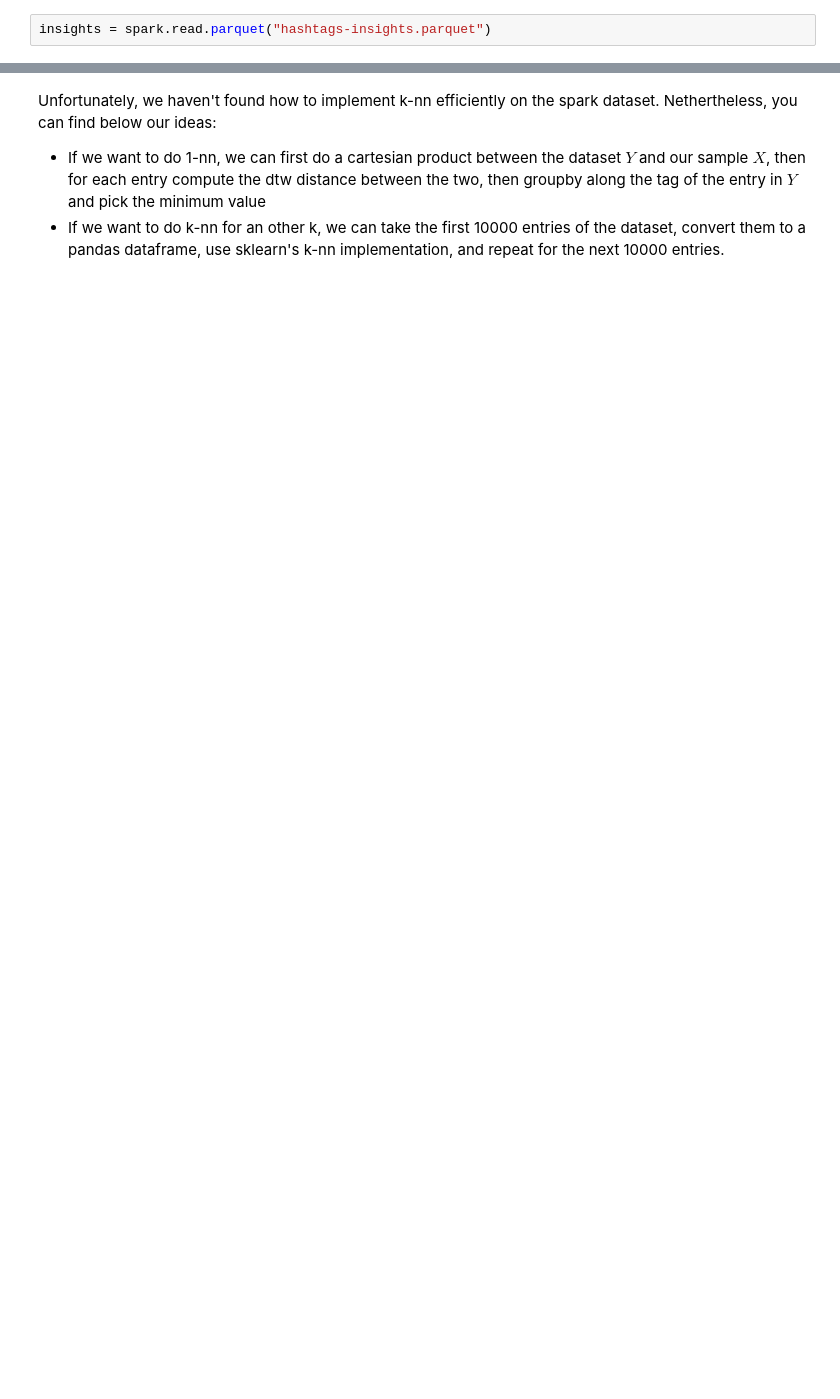
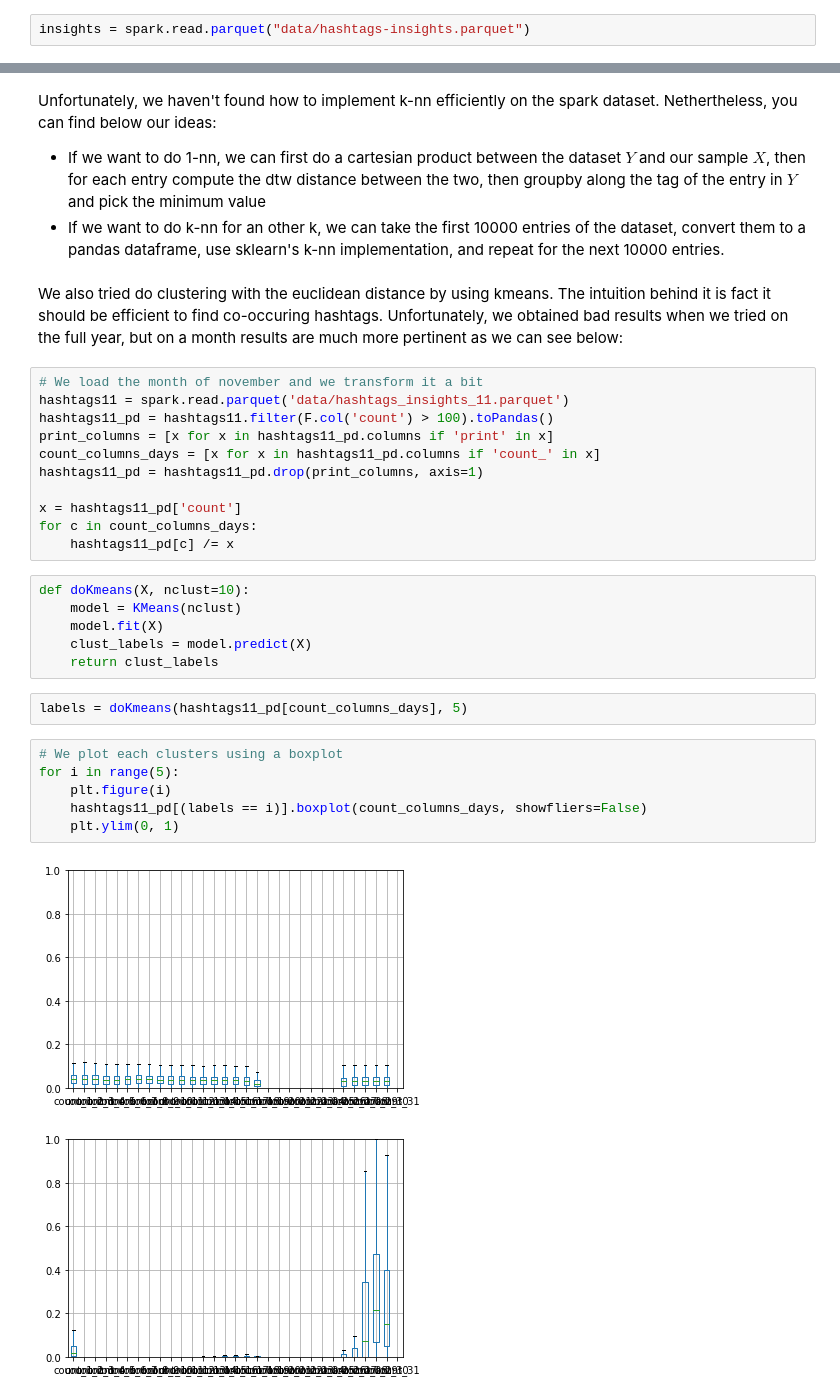
Before and after one commit to poechsel/ADA-project, a Jupyter notebook: analysis.ipynb, the cells around one changed output, grey strips where cells are left out. Saved outputs shown, nothing was run; the diff lists cells and outputs as text; blank space fills up the shorter version.

```diff
--- a/analysis.ipynb
+++ b/analysis.ipynb
@@ -102,7 +102,7 @@ unifiedInsights.write.mode("overwrite").parquet("hashtags-insights.parquet")
 # %% [markdown]
 For convenience, we also decided to build a new dataset from the previous one. The main difference is in how we store the count per day and the print per day. In the previous dataset we had one column per day for the count and the exposure. In the one we will be building, we will have a row which will be an array of counts, and a row which will be an array of exposure (the ith entry maps to day i). These arrays will be relative to the row count and print, that is normalized between 0 and 1. This allows us to compare the behavior of two hashtags more accurately.
 # %%
-insights = spark.read.parquet("hashtags-insights.parquet")
+insights = spark.read.parquet("data/hashtags-insights.parquet")
 # %% [markdown]
 We first build a time-sorted list of names of columns corresponding to a hashtag count. We also build the equivalent for the exposure.
 # %%
@@ -855,3 +855,33 @@ for i in range(N):
 Unfortunately, we haven't found how to implement k-nn efficiently on the spark dataset. Nethertheless, you can find below our ideas:
 - If we want to do 1-nn, we can first do a cartesian product between the dataset $Y$ and our sample $X$, then for each entry compute the dtw distance between the two, then groupby along the tag of the entry in $Y$ and pick the minimum value
 - If we want to do k-nn for an other k, we can take the first 10000 entries of the dataset, convert them to a pandas dataframe, use sklearn's k-nn implementation, and repeat for the next 10000 entries.
+# %% [markdown]
+We also tried do clustering with the euclidean distance by using kmeans. The intuition behind it is fact it should be efficient to find co-occuring hashtags. Unfortunately, we obtained bad results when we tried on the full year, but on a month results are much more pertinent as we can see below:
+# %%
+# We load the month of november and we transform it a bit
+hashtags11 = spark.read.parquet('data/hashtags_insights_11.parquet')
+hashtags11_pd = hashtags11.filter(F.col('count') > 100).toPandas()
+print_columns = [x for x in hashtags11_pd.columns if 'print' in x]
+count_columns_days = [x for x in hashtags11_pd.columns if 'count_' in x]
+hashtags11_pd = hashtags11_pd.drop(print_columns, axis=1)
+
+x = hashtags11_pd['count']
+for c in count_columns_days:
+    hashtags11_pd[c] /= x
+# %%
+def doKmeans(X, nclust=10):
+    model = KMeans(nclust)
+    model.fit(X)
+    clust_labels = model.predict(X)
+    return clust_labels
+# %%
+labels = doKmeans(hashtags11_pd[count_columns_days], 5)
+# %%
+# We plot each clusters using a boxplot
+for i in range(5):
+    plt.figure(i)
+    hashtags11_pd[(labels == i)].boxplot(count_columns_days, showfliers=False)
+    plt.ylim(0, 1)
+# %% [output]
+[figure, added]
+[figure, added]
```
Also changed, not shown: parts of 7 cells of this notebook, 1 other file.
